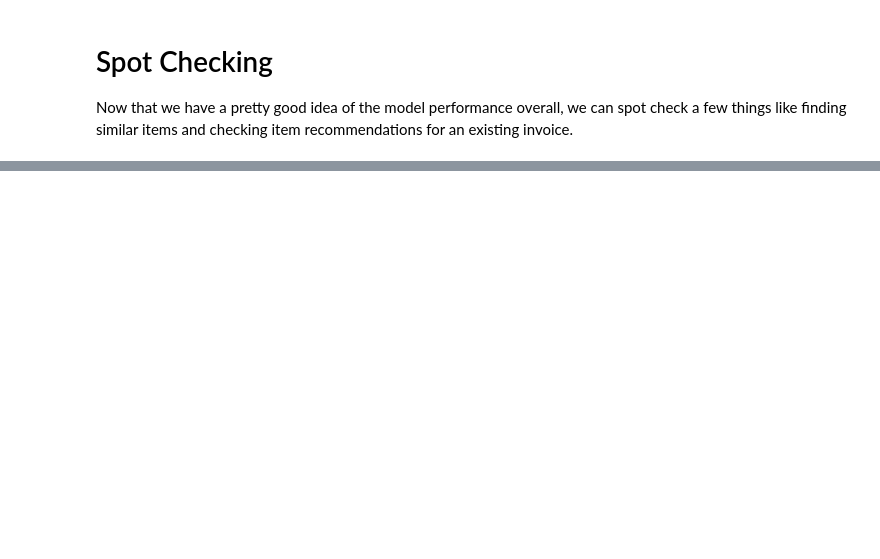
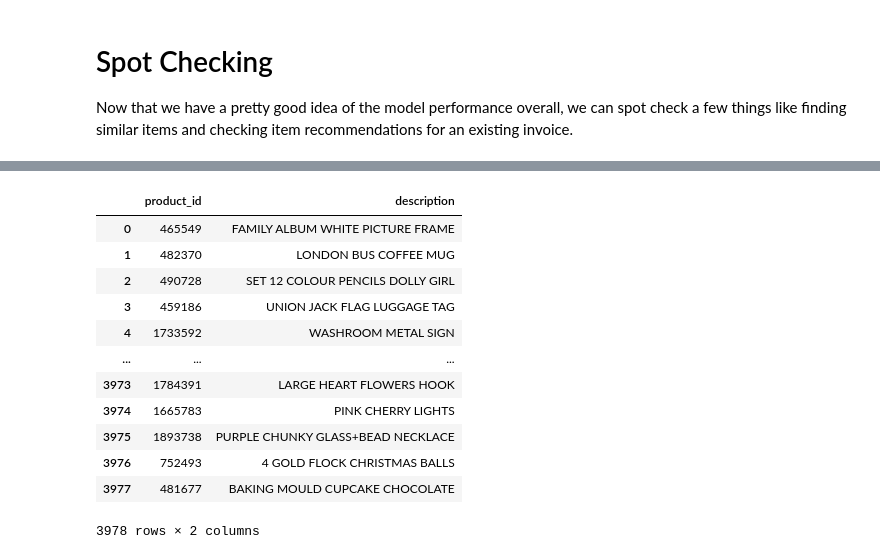
Before and after one commit to HSV-AI/product-recommendation, a Jupyter notebook: notebooks/vipin20-Implicit-Recommendation.ipynb, the cells around one changed output, grey strips where cells are left out. Drawn from its saved outputs; the diff is of its cells as text; code cells hidden in the pictures; blank space fills up the shorter version.

```diff
--- a/notebooks/vipin20-Implicit-Recommendation.ipynb
+++ b/notebooks/vipin20-Implicit-Recommendation.ipynb
@@ -40,4 +67,4 @@ from pandas.api.types import CategoricalDtype
 # %%
-transactions = catalog.load("vipin20_transactions")
+transactions = catalog.load("transactions")
 print('Loaded',len(transactions),'rows')
 transactions.head()
@@ -118,5 +170,5 @@ print('Our model scored',test,'versus a score of',popular,'if we always recommen
 
 Now that we have a pretty good idea of the model performance overall, we can spot check a few things like finding similar items and checking item recommendations for an existing invoice.
 # %%
-item_lookup = catalog.load("vipin20_products")
+item_lookup = catalog.load("products")
 item_lookup.head()
@@ -123,2 +183,18 @@ item_lookup.head()
+# %%
+item_lookup
+# %% [output]
+|  | product_id | description |
+| 0 | 465549 | FAMILY ALBUM WHITE PICTURE FRAME |
+| 1 | 482370 | LONDON BUS COFFEE MUG |
+| 2 | 490728 | SET 12 COLOUR PENCILS DOLLY GIRL |
+| 3 | 459186 | UNION JACK FLAG LUGGAGE TAG |
+| 4 | 1733592 | WASHROOM METAL SIGN |
+| ... | ... | ... |
+| 3973 | 1784391 | LARGE HEART FLOWERS HOOK |
+| 3974 | 1665783 | PINK CHERRY LIGHTS |
+| 3975 | 1893738 | PURPLE CHUNKY GLASS+BEAD NECKLACE |
+| 3976 | 752493 | 4 GOLD FLOCK CHRISTMAS BALLS |
+| 3977 | 481677 | BAKING MOULD CUPCAKE CHOCOLATE |
+3978 rows × 2 columns
 # %%
 related = model.similar_items(1284)
```
Also changed, not shown: parts of 15 cells of this notebook, 7 other files.
